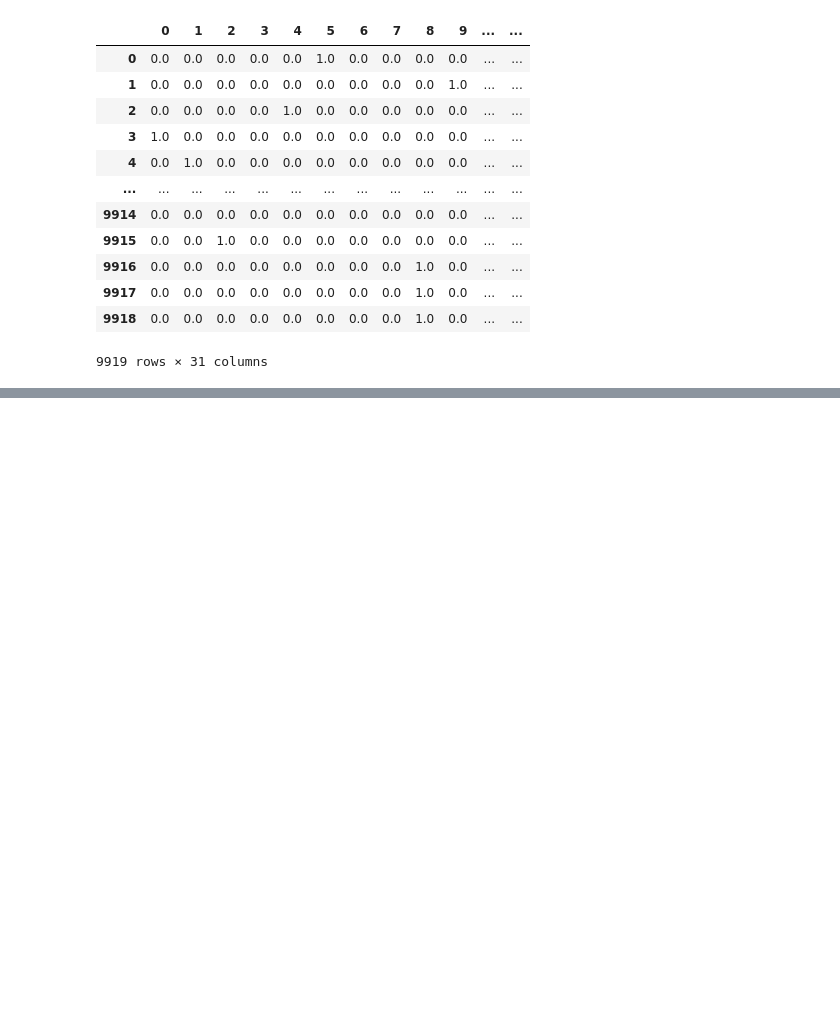
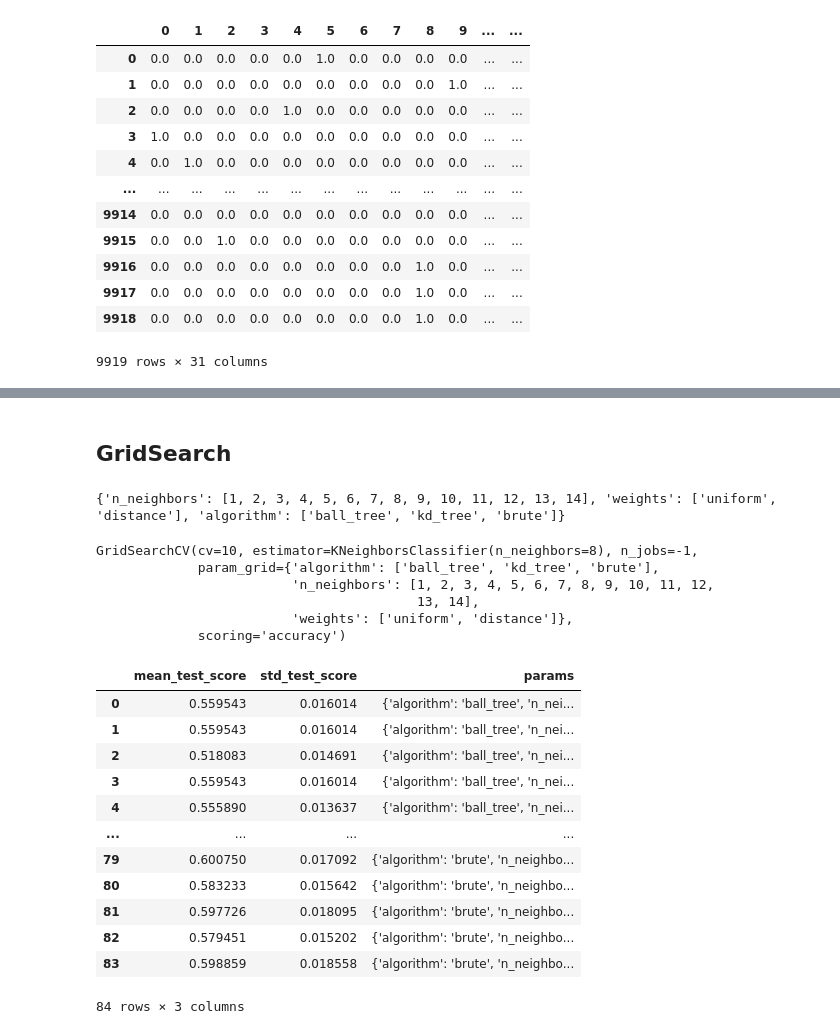
Before and after one commit to sashank-m/Eli_Lilly, a Jupyter notebook: Eli_Lilly.ipynb, the cells around one changed output, grey strips where cells are left out. Saved outputs shown, nothing was run; the diff lists cells and outputs as text; code cells hidden in the pictures; blank space fills up the shorter version.

```diff
--- a/Eli_Lilly.ipynb
+++ b/Eli_Lilly.ipynb
@@ -315,5 +403,8 @@ Text(0, 0.5, 'Mean Error')
 # %%
 # Best Value of K
-knn = KNeighborsClassifier(n_neighbors=9)
-print(cross_val_score(knn,X_test,Y_test, cv=10, scoring="accuracy").mean())
+knn = KNeighborsClassifier(n_neighbors=8)
+knn_base = knn.fit(X_train,Y_train)
+y_pred_knn_base = knn.predict(X_test)
+print(accuracy_score(Y_test, y_pred_knn_base))
+#print(cross_val_score(knn,X_test,Y_test, cv=10, scoring="accuracy").mean())
 # %% [output]
@@ -320,0 +415,12 @@ print(cross_val_score(knn,X_test,Y_test, cv=10, scoring="accuracy").mean())
+# %% [markdown]
+## GridSearch
+# %%
+from sklearn.model_selection import GridSearchCV
+k_range = list(range(1, 15))
+weight_options = ['uniform', 'distance']
+algorithms = [ 'ball_tree', 'kd_tree', 'brute']
+# %%
+param_grid = dict(n_neighbors=k_range, weights = weight_options, algorithm = algorithms)
+print(param_grid)
+# %% [output]
+{'n_neighbors': [1, 2, 3, 4, 5, 6, 7, 8, 9, 10, 11, 12, 13, 14], 'weights': ['uniform', 'distance'], 'algorithm': ['ball_tree', 'kd_tree', 'brute']}
@@ -320,0 +431,26 @@ print(cross_val_score(knn,X_test,Y_test, cv=10, scoring="accuracy").mean())
+# %%
+grid = GridSearchCV(knn, param_grid, cv=10, scoring='accuracy',n_jobs = -1)
+grid.fit(X_train,Y_train)
+# %% [output]
+GridSearchCV(cv=10, estimator=KNeighborsClassifier(n_neighbors=8), n_jobs=-1,
+             param_grid={'algorithm': ['ball_tree', 'kd_tree', 'brute'],
+                         'n_neighbors': [1, 2, 3, 4, 5, 6, 7, 8, 9, 10, 11, 12,
+                                         13, 14],
+                         'weights': ['uniform', 'distance']},
+             scoring='accuracy')
+# %%
+pd.DataFrame(grid.cv_results_)[['mean_test_score', 'std_test_score', 'params']]
+# %% [output]
+|  | mean_test_score | std_test_score | params |
+| 0 | 0.559543 | 0.016014 | {'algorithm': 'ball_tree', 'n_nei... |
+| 1 | 0.559543 | 0.016014 | {'algorithm': 'ball_tree', 'n_nei... |
+| 2 | 0.518083 | 0.014691 | {'algorithm': 'ball_tree', 'n_nei... |
+| 3 | 0.559543 | 0.016014 | {'algorithm': 'ball_tree', 'n_nei... |
+| 4 | 0.555890 | 0.013637 | {'algorithm': 'ball_tree', 'n_nei... |
+| ... | ... | ... | ... |
+| 79 | 0.600750 | 0.017092 | {'algorithm': 'brute', 'n_neighbo... |
+| 80 | 0.583233 | 0.015642 | {'algorithm': 'brute', 'n_neighbo... |
+| 81 | 0.597726 | 0.018095 | {'algorithm': 'brute', 'n_neighbo... |
+| 82 | 0.579451 | 0.015202 | {'algorithm': 'brute', 'n_neighbo... |
+| 83 | 0.598859 | 0.018558 | {'algorithm': 'brute', 'n_neighbo... |
+84 rows × 3 columns
```
Also changed, not shown: parts of 96 cells of this notebook.
